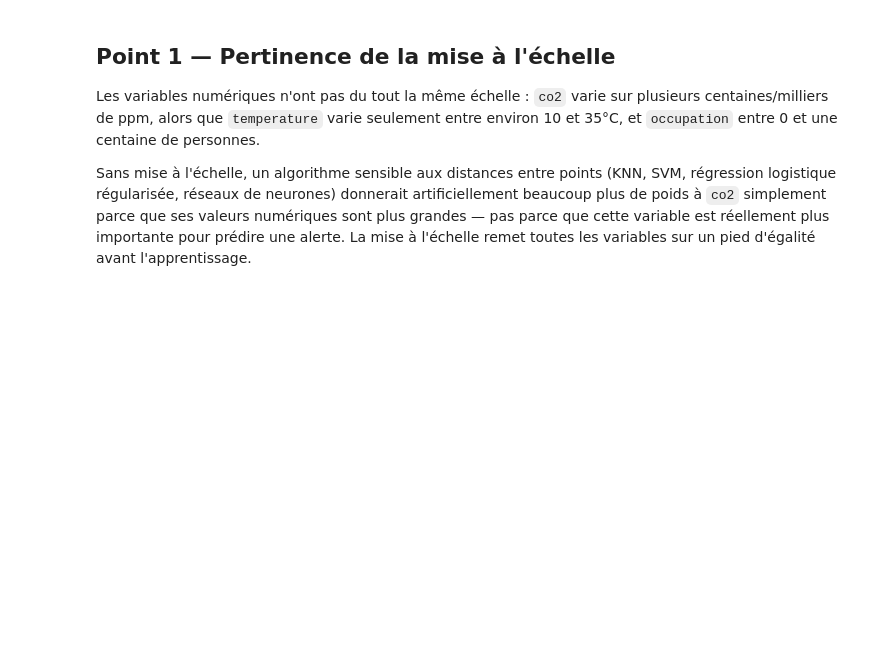
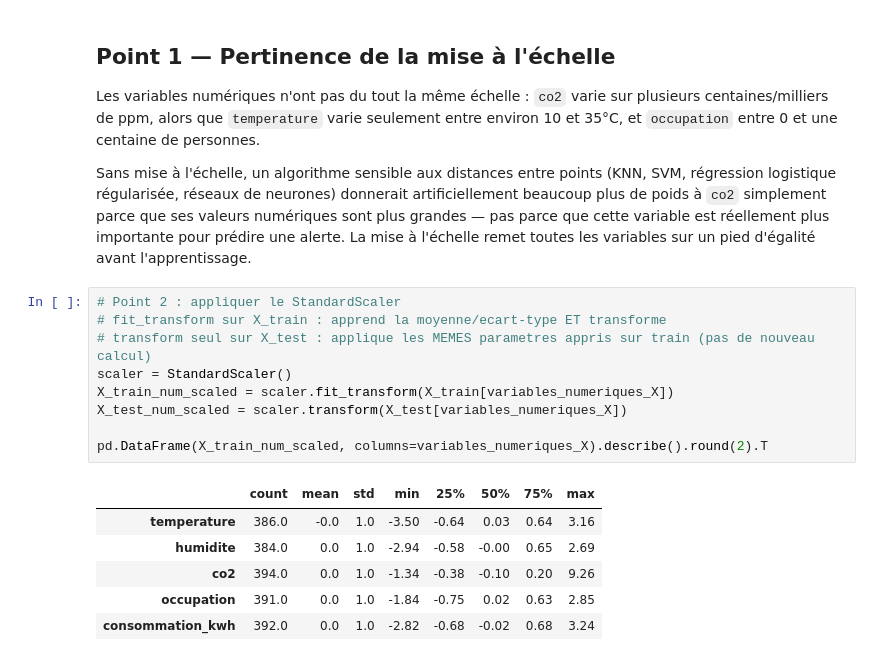
Before and after one commit to fatoufall737/atelier_prepa_donnees_tab, a Jupyter notebook: notebooks/atelier_prepa_donnees_tab.ipynb, the cells around one changed output. Cells and saved outputs as stored; diff of their text form; blank space fills up the shorter version.

```diff
--- a/notebooks/atelier_prepa_donnees_tab.ipynb
+++ b/notebooks/atelier_prepa_donnees_tab.ipynb
@@ -608,3 +608,19 @@ X_train[variables_numeriques_X].agg(["min", "max", "mean", "std"]).T
 Les variables numériques n'ont pas du tout la même échelle : `co2` varie sur plusieurs centaines/milliers de ppm, alors que `temperature` varie seulement entre environ 10 et 35°C, et `occupation` entre 0 et une centaine de personnes.
 
 Sans mise à l'échelle, un algorithme sensible aux distances entre points (KNN, SVM, régression logistique régularisée, réseaux de neurones) donnerait artificiellement beaucoup plus de poids à `co2` simplement parce que ses valeurs numériques sont plus grandes — pas parce que cette variable est réellement plus importante pour prédire une alerte. La mise à l'échelle remet toutes les variables sur un pied d'égalité avant l'apprentissage.
+# %%
+# Point 2 : appliquer le StandardScaler
+# fit_transform sur X_train : apprend la moyenne/ecart-type ET transforme
+# transform seul sur X_test : applique les MEMES parametres appris sur train (pas de nouveau calcul)
+scaler = StandardScaler()
+X_train_num_scaled = scaler.fit_transform(X_train[variables_numeriques_X])
+X_test_num_scaled = scaler.transform(X_test[variables_numeriques_X])
+
+pd.DataFrame(X_train_num_scaled, columns=variables_numeriques_X).describe().round(2).T
+# %% [output]
+|  | count | mean | std | min | 25% | 50% | 75% | max |
+| temperature | 386.0 | -0.0 | 1.0 | -3.50 | -0.64 | 0.03 | 0.64 | 3.16 |
+| humidite | 384.0 | 0.0 | 1.0 | -2.94 | -0.58 | -0.00 | 0.65 | 2.69 |
+| co2 | 394.0 | 0.0 | 1.0 | -1.34 | -0.38 | -0.10 | 0.20 | 9.26 |
+| occupation | 391.0 | 0.0 | 1.0 | -1.84 | -0.75 | 0.02 | 0.63 | 2.85 |
+| consommation_kwh | 392.0 | 0.0 | 1.0 | -2.82 | -0.68 | -0.02 | 0.68 | 3.24 |
```
Also changed, not shown: parts of 1 cell of this notebook.
